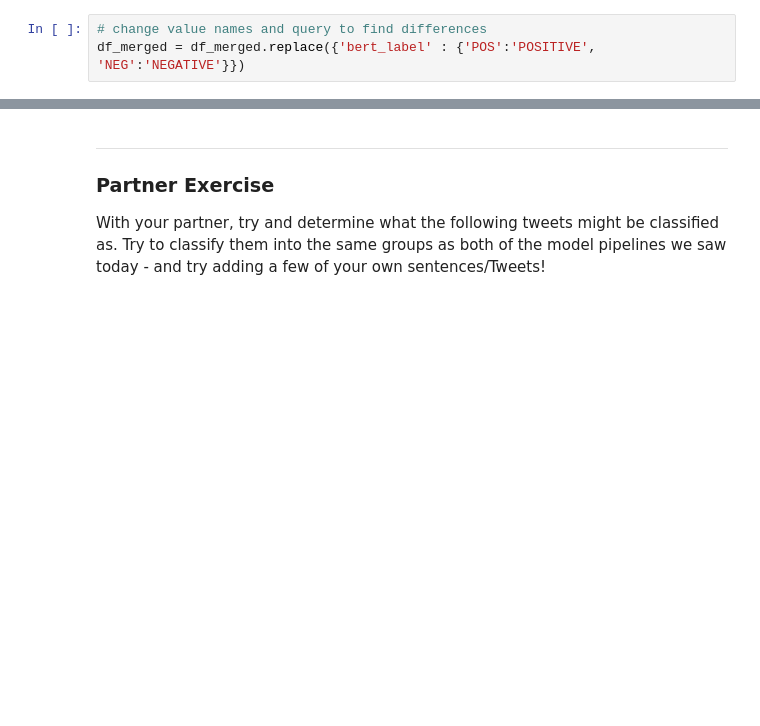
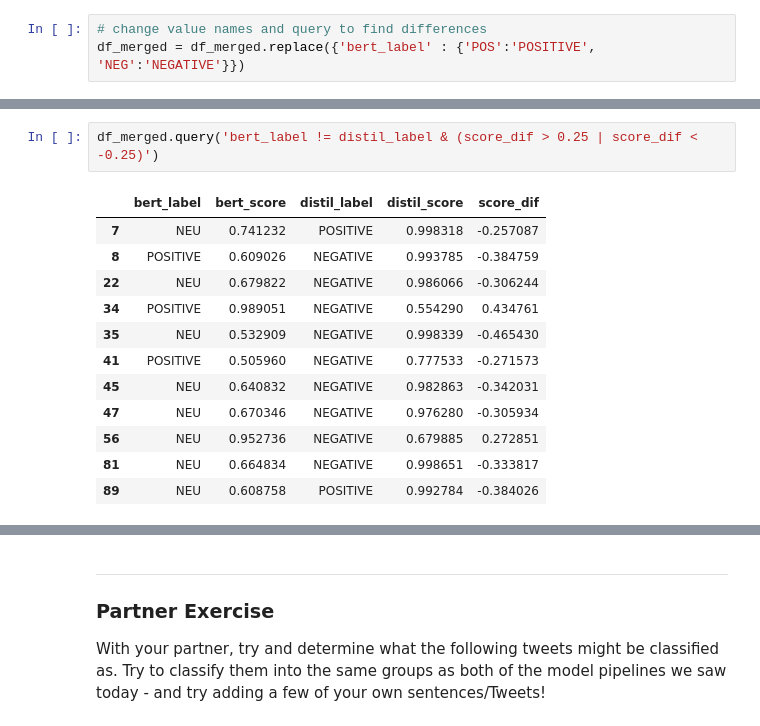
Before and after one commit to curtpond/MLE-10, a Jupyter notebook: assignments/week-02-twitter-sentiment-analysis/nb/analyze-sentiment-twitter.ipynb, the cells around one changed output, grey strips where cells are left out. Cells and saved outputs as stored; diff of their text form; blank space fills up the shorter version.

```diff
--- a/assignments/week-02-twitter-sentiment-analysis/nb/analyze-sentiment-twitter.ipynb
+++ b/assignments/week-02-twitter-sentiment-analysis/nb/analyze-sentiment-twitter.ipynb
@@ -304,3 +299,18 @@ df_merged.query('bert_label == distil_label & (score_dif > 0.10 | score_dif < -0
 | 94 | POSITIVE | 0.600999 | POSITIVE | 0.945786 | -0.344787 |
+# %%
+df_merged.query('bert_label != distil_label & (score_dif > 0.25 | score_dif < -0.25)')
+# %% [output]
+|  | bert_label | bert_score | distil_label | distil_score | score_dif |
+| 7 | NEU | 0.741232 | POSITIVE | 0.998318 | -0.257087 |
+| 8 | POSITIVE | 0.609026 | NEGATIVE | 0.993785 | -0.384759 |
+| 22 | NEU | 0.679822 | NEGATIVE | 0.986066 | -0.306244 |
+| 34 | POSITIVE | 0.989051 | NEGATIVE | 0.554290 | 0.434761 |
+| 35 | NEU | 0.532909 | NEGATIVE | 0.998339 | -0.465430 |
+| 41 | POSITIVE | 0.505960 | NEGATIVE | 0.777533 | -0.271573 |
+| 45 | NEU | 0.640832 | NEGATIVE | 0.982863 | -0.342031 |
+| 47 | NEU | 0.670346 | NEGATIVE | 0.976280 | -0.305934 |
+| 56 | NEU | 0.952736 | NEGATIVE | 0.679885 | 0.272851 |
+| 81 | NEU | 0.664834 | NEGATIVE | 0.998651 | -0.333817 |
+| 89 | NEU | 0.608758 | POSITIVE | 0.992784 | -0.384026 |
 # %% [markdown]
 ❓ What do you notice about the difference in the results?
```
Also changed, not shown: parts of 6 cells of this notebook.
